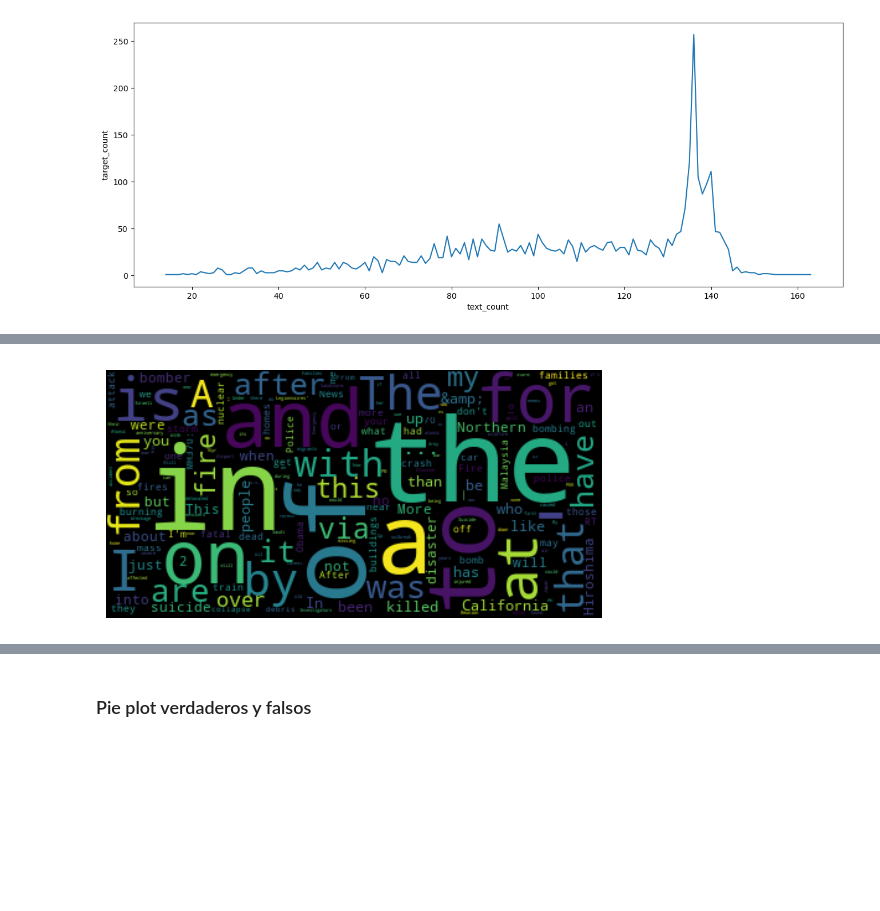
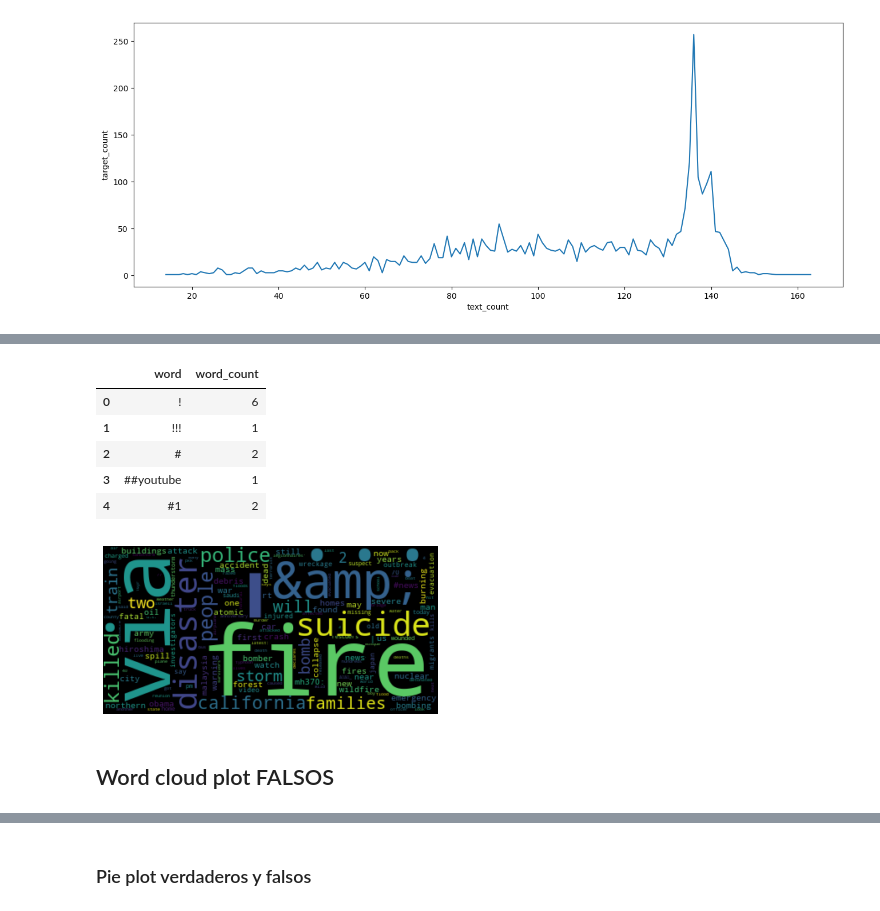
Before and after one commit to csulak/python-jupyter, a Jupyter notebook: ejercicio-twitter/ejercicio-twitter.ipynb, the cells around one changed output, grey strips where cells are left out. Drawn from its saved outputs; the diff is of its cells as text; code cells hidden in the pictures; blank space fills up the shorter version.

Commit message:
Agregan word clouds de tweets verdaderos y falsos, prolijos

```diff
--- a/ejercicio-twitter/ejercicio-twitter.ipynb
+++ b/ejercicio-twitter/ejercicio-twitter.ipynb
@@ -280,14 +280,14 @@ sns.lineplot(x='text_count', y='target_count', data=verdaderos_df)
 # %%
-words_array = train_df[(train_df['target']==1)]['text']\
+words_array = train_df[(train_df['target']==1)]['text'].str.lower()\
 .map(lambda x: x.split())\
 .apply(pd.Series).unstack().reset_index(drop=True)\
 .dropna().values
 
-words_df_grouped = pd.DataFrame({'word': words_array})\
+words_df_grouped_trues = pd.DataFrame({'word': words_array})\
 .groupby(['word']).agg({'word': ['count']})
 # %%
-level0=words_df_grouped.columns.get_level_values(0)
+level0=words_df_grouped_trues.columns.get_level_values(0)
 
-level1=words_df_grouped.columns.get_level_values(1)
+level1=words_df_grouped_trues.columns.get_level_values(1)
 
-words_df_grouped.columns = level0 + '_' + level1
+words_df_grouped_trues.columns = level0 + '_' + level1
@@ -312,14 +294,31 @@ words_df_grouped
+# %%
+words_df_grouped_trues=words_df_grouped_trues.reset_index()
+# %%
+#filtro STOPWORDS
+words_df_grouped_trues_without_STOPWORDS = words_df_grouped_trues[~words_df_grouped_trues.word.isin(STOPWORDS)]
+# %%
+words_df_grouped_trues_without_STOPWORDS.head()
+# %% [output]
+|  | word | word_count |
+| 0 | ! | 6 |
+| 1 | !!! | 1 |
+| 2 | # | 2 |
+| 3 | ##youtube | 1 |
+| 4 | #1 | 2 |
 # %%
 d = {}
-for a, x in words_df_grouped.values:
+for a, x in words_df_grouped_trues_without_STOPWORDS.values:
     d[a] = x
 
-stop_words = ["https", "co", "RT"]
-wordcloud = WordCloud(stopwords= stop_words)
+
+
+wordcloud = WordCloud()
 wordcloud.generate_from_frequencies(frequencies=d)
 plt.figure()
 plt.imshow(wordcloud, interpolation="bilinear")
 plt.axis("off")
 plt.show()
 # %% [output]
-[figure, old version]
+[figure, new version]
+# %% [markdown]
+## Word cloud plot FALSOS
```
Also changed, not shown: parts of 9 cells of this notebook.
